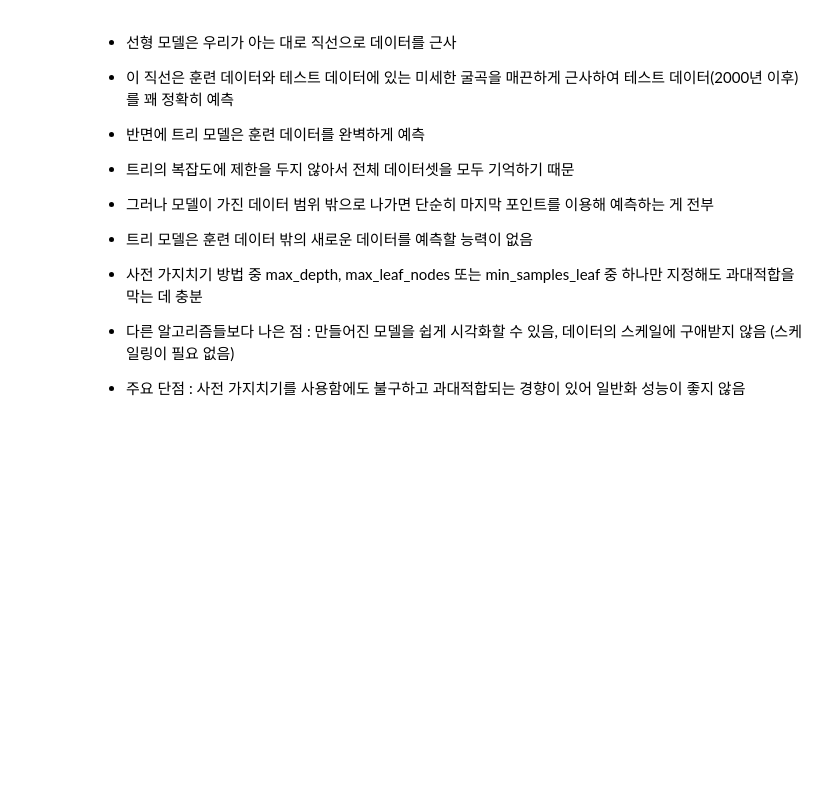
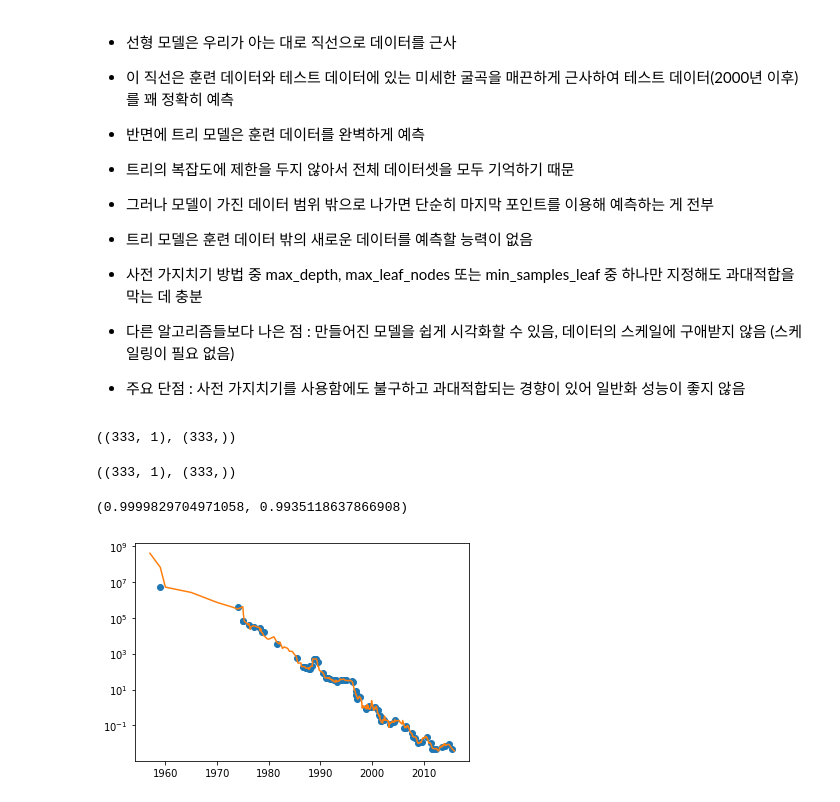
Before and after one commit to hwayoung306/AI, a Jupyter notebook: 20220428_ml_04_지도학습_DecisionTree.ipynb, the cells around one changed output. Drawn from its saved outputs; the diff is of its cells as text; code cells hidden in the pictures; blank space fills up the shorter version.

```diff
--- a/20220428_ml_04_지도학습_DecisionTree.ipynb
+++ b/20220428_ml_04_지도학습_DecisionTree.ipynb
@@ -1042,3 +1049,35 @@ import graphviz
 - 다른 알고리즘들보다 나은 점 : 만들어진 모델을 쉽게 시각화할 수 있음, 데이터의 스케일에 구애받지 않음 (스케일링이 필요 없음)
 
 - 주요 단점 : 사전 가지치기를 사용함에도 불구하고 과대적합되는 경향이 있어 일반화 성능이 좋지 않음
+# %%
+X = ram_prices.date[:, np.newaxis]
+y = np.log( ram_prices.price )
+X.shape, y.shape
+# %% [output]
+((333, 1), (333,))
+# %%
+X.shape, y.shape
+# %% [output]
+((333, 1), (333,))
+# %%
+from sklearn.model_selection import train_test_split
+import numpy as np
+
+X_train, X_test, y_train, y_test = train_test_split(X, y, random_state=0)
+
+model = DecisionTreeRegressor().fit(X_train, y_train)
+
+model.score(X_train, y_train), model.score(X_test, y_test)
+# %% [output]
+(0.9999829704971058, 0.9935118637866908)
+# %%
+# 결과 시각화
+pred = model.predict(X_test)
+pred = np.exp(pred)
+
+plt.plot(X_test.ravel(), pred, 'o')
+plt.plot(ram_prices.date, ram_prices.price)
+plt.yscale('log')
+plt.show()
+# %% [output]
+[figure, added]
```
Also changed, not shown: parts of 4 cells of this notebook.
